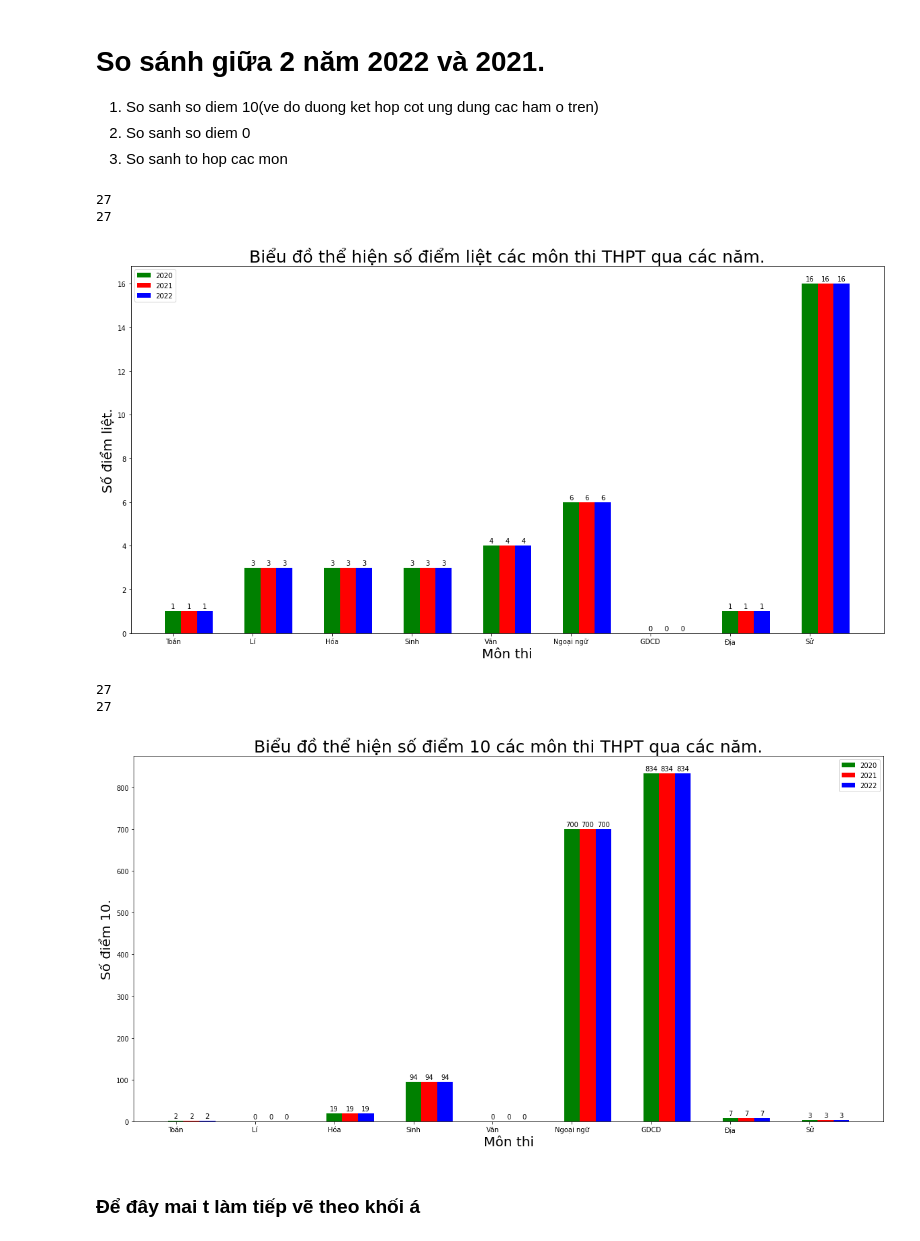
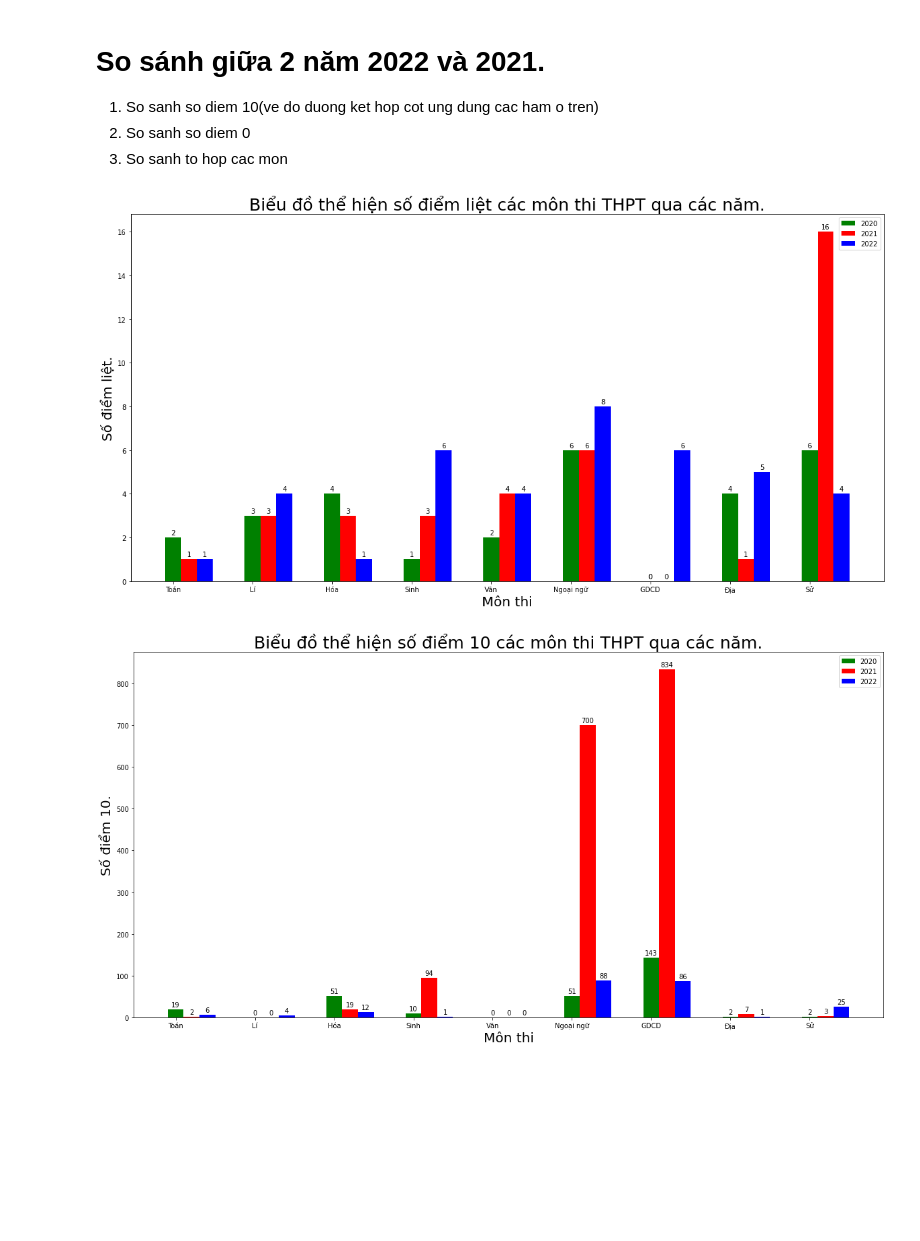
Before and after one commit to QuocBao02/Python-for-Data-Science---Final-Project, a Jupyter notebook: Report.ipynb, the cells around one changed output. Saved outputs shown, nothing was run; the diff lists cells and outputs as text; code cells hidden in the pictures; blank space fills up the shorter version.

```diff
--- a/Report.ipynb
+++ b/Report.ipynb
@@ -141,7 +141,7 @@ DataFrame.to_csv("result_example.csv")
 ### Load available data
 # %%
 # Load the available data into DataFrame
-dataframe2020 = pd.read_csv("2021.csv", index_col = False, dtype = {'ID': 'str'})
+dataframe2020 = pd.read_csv("2020.csv", index_col = False, dtype = {'ID': 'str'})
 dataframe2020.Name = "2020"
 dataframe2021 = pd.read_csv("2021.csv", index_col = False, dtype = {'ID': 'str'})
 dataframe2021.Name = "2021"
@@ -415,7 +414,7 @@ def SetLocation_Label(subjects, years):
 
 
 
-def MeanSubject3Years(list_dataframe, list_subject, type):
+def MeanSubject3Years_about_special_sroce(list_dataframe, list_subject, type):
 
     list_years = [dataframe.Name for dataframe in list_dataframe]
     Location, Label, Color = SetLocation_Label(list_subject, list_years)
@@ -431,8 +430,6 @@ def MeanSubject3Years(list_dataframe, list_subject, type):
                 subdataframe = dataframe[dataframe[subject] >= 0]
                 count_score = len(subdataframe[ subdataframe[subject] <= 1])
                 Y.append(count_score)
-    print(len(Location))
-    print(len(Label))
     plt.figure(figsize=[20, 10])
     width = 1
 
@@ -441,8 +438,6 @@ def MeanSubject3Years(list_dataframe, list_subject, type):
         plt.bar_label(rects, padding = 2)
 
     plt.xlabel("Môn thi", fontsize = 20)
-    plt.ylabel("Điểm số trung bình.", fontsize = 20)
-    plt.title("Biểu đồ thể hiện số điểm trung bình các môn và khối thi THPT năm 2022.", fontsize = 25)
 
     if type == "maximum":
         plt.title("Biểu đồ thể hiện số điểm 10 các môn thi THPT qua các năm.", fontsize = 25)
@@ -456,15 +451,11 @@ def MeanSubject3Years(list_dataframe, list_subject, type):
     plt.show()
     pass
 # %%
-MeanSubject3Years([dataframe2020, dataframe2021, dataframe2022], list_subject, type = "paralysis")
-MeanSubject3Years([dataframe2020, dataframe2021, dataframe2022], list_subject, type = "maximum")
+MeanSubject3Years_about_special_sroce([dataframe2020, dataframe2021, dataframe2022], list_subject, type = "paralysis")
+MeanSubject3Years_about_special_sroce([dataframe2020, dataframe2021, dataframe2022], list_subject, type = "maximum")
 # %% [output]
-27
-27
-[figure, old version]
+[figure, new version]
-27
-27
-[figure, old version]
+[figure, new version]
 # %%
 # Compare the average score of the subjects over the years
 def MeanScoreOfSubjectsOverYears(dataframelist, subjectlist):
@@ -477,3 +491 @@ def MeanScoreOfSubjectsOverYears(dataframelist, subjectlist):
-# %% [markdown]
-### Để đây mai t làm tiếp vẽ theo khối á
 # %%
```
Also changed, not shown: parts of 18 cells of this notebook.
